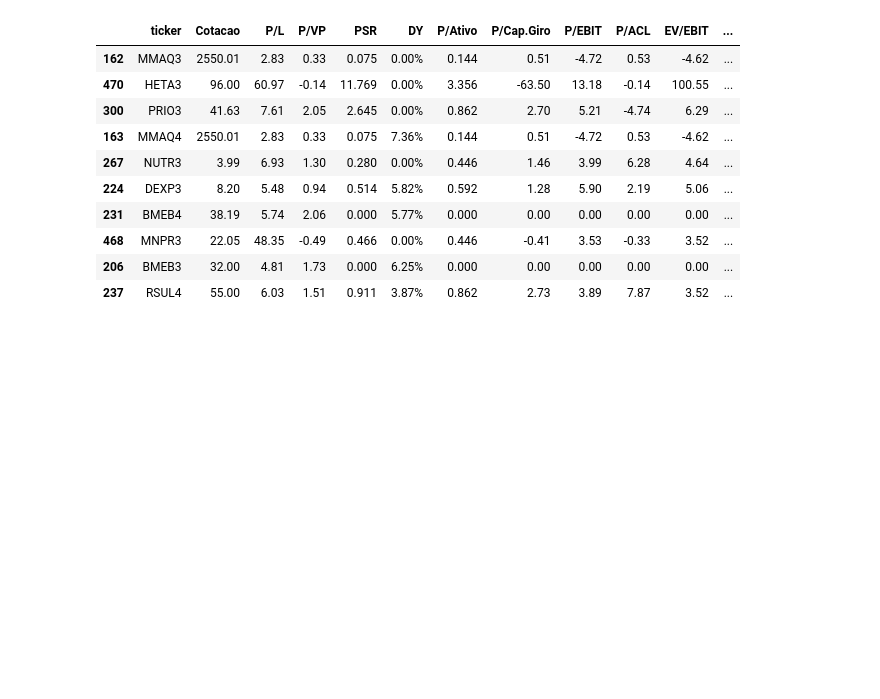
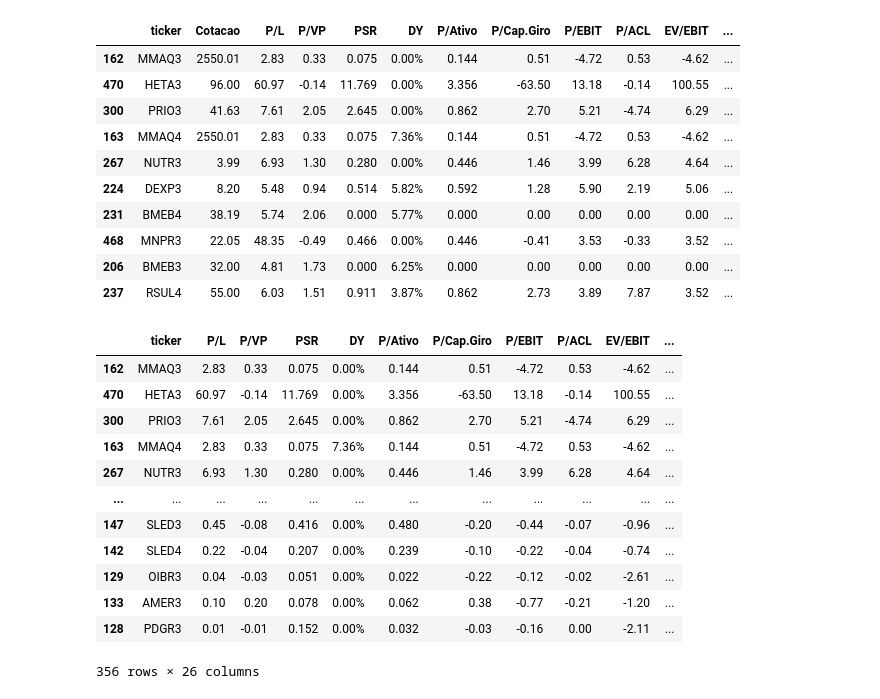
Before and after one commit to matadorm/ACOES-E-FIIS, a Jupyter notebook: 4-acoes_agregador_rvi.fundamentus.ipynb, the cells around one changed output. Saved outputs shown, nothing was run; the diff lists cells and outputs as text; code cells hidden in the pictures; blank space fills up the shorter version.

```diff
--- a/4-agregador_acoes_rvi.fundamentus.ipynb
+++ b/4-acoes_agregador_rvi.fundamentus.ipynb
@@ -141,3 +141,20 @@ See the caveats in the documentation: https://pandas.pydata.org/pandas-docs/stab
 | 237 | RSUL4 | 55.00 | 6.03 | 1.51 | 0.911 | 3.87% | 0.862 | 2.73 | 3.89 | 7.87 | 3.52 | ... |
 # %%
 df_c.to_csv('stocks_rvi_fund_07-01-2025.csv', index=False)
+# %%
+df_c_no_cotacao = df_c.drop('Cotacao', axis=1)
+df_c_no_cotacao
+# %% [output]
+|  | ticker | P/L | P/VP | PSR | DY | P/Ativo | P/Cap.Giro | P/EBIT | P/ACL | EV/EBIT | ... |
+| 162 | MMAQ3 | 2.83 | 0.33 | 0.075 | 0.00% | 0.144 | 0.51 | -4.72 | 0.53 | -4.62 | ... |
+| 470 | HETA3 | 60.97 | -0.14 | 11.769 | 0.00% | 3.356 | -63.50 | 13.18 | -0.14 | 100.55 | ... |
+| 300 | PRIO3 | 7.61 | 2.05 | 2.645 | 0.00% | 0.862 | 2.70 | 5.21 | -4.74 | 6.29 | ... |
+| 163 | MMAQ4 | 2.83 | 0.33 | 0.075 | 7.36% | 0.144 | 0.51 | -4.72 | 0.53 | -4.62 | ... |
+| 267 | NUTR3 | 6.93 | 1.30 | 0.280 | 0.00% | 0.446 | 1.46 | 3.99 | 6.28 | 4.64 | ... |
+| ... | ... | ... | ... | ... | ... | ... | ... | ... | ... | ... | ... |
+| 147 | SLED3 | 0.45 | -0.08 | 0.416 | 0.00% | 0.480 | -0.20 | -0.44 | -0.07 | -0.96 | ... |
+| 142 | SLED4 | 0.22 | -0.04 | 0.207 | 0.00% | 0.239 | -0.10 | -0.22 | -0.04 | -0.74 | ... |
+| 129 | OIBR3 | 0.04 | -0.03 | 0.051 | 0.00% | 0.022 | -0.22 | -0.12 | -0.02 | -2.61 | ... |
+| 133 | AMER3 | 0.10 | 0.20 | 0.078 | 0.00% | 0.062 | 0.38 | -0.77 | -0.21 | -1.20 | ... |
+| 128 | PDGR3 | 0.01 | -0.01 | 0.152 | 0.00% | 0.032 | -0.03 | -0.16 | 0.00 | -2.11 | ... |
+356 rows × 26 columns
```
Also changed, not shown: parts of 1 cell of this notebook, 5 other files.
